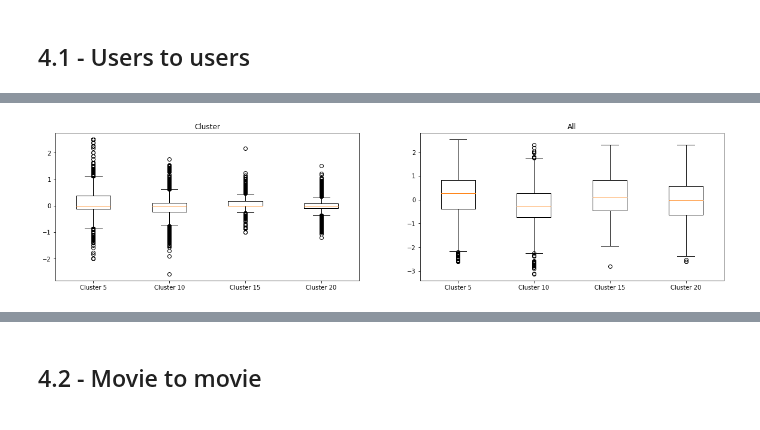
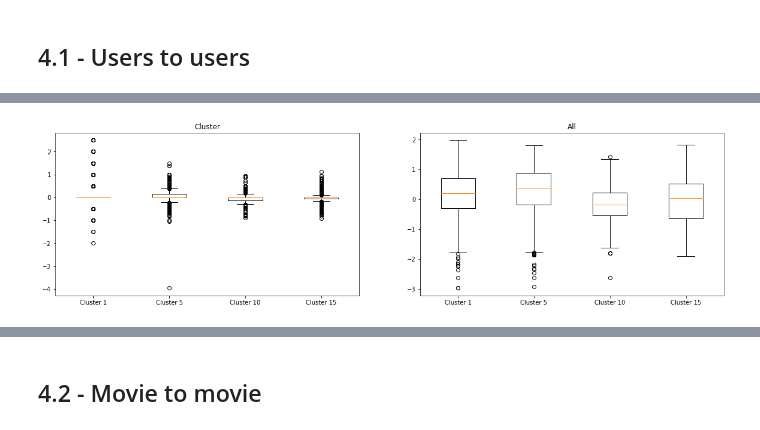
Before and after one commit to StundFR/ClusteringRecommendation, a Jupyter notebook: GroupLens/groupLens.ipynb, the cells around one changed output, grey strips where cells are left out. Cells and saved outputs as stored; diff of their text form; code cells hidden in the pictures.

Commit message:
Statistiques sur le Users x Users

```diff
--- a/GroupLens/groupLens.ipynb
+++ b/GroupLens/groupLens.ipynb
@@ -74,7 +84,7 @@ def guess_rate_cluster(user, title, N):
     rate = 0
     coeff = 0
 
-    for i in cos_users_df.index[:N]:
+    for i in cos_users_df.loc[user].sort_values(ascending=False).drop(user).index[:N]:
         r = user_title_df.loc[i, title]
         if not (pd.isnull(r)) and (i != user):
             c = cos_users_df.loc[i, user]
@@ -113,18 +115,21 @@ thresh.shape
+# %%
+cos_users_thresh = keep_efficiant_values(cos_users_df, 0.75)
+cluster = len(cos_users_thresh) - np.sum(cos_users_thresh.isna(), axis=0).sort_values()
 # %%
 #On compare les deux méthodes
 from time import time
 
 compare_time = {}
 
-for N in tqdm([5, 10, 15, 20]):
+for N in tqdm([1, 5, 10 , 15]):
     compare_time[f"Cluster {N}"] = {"Cluster" : {"Times" : [], "Rates" : []}, "All" : {"Times" : [], "Rates" : []}}
 
-    users = cos_users_df.index[:10]
+    keep_index = cluster[(cluster == N) | (cluster == N+1) | (cluster == N-1)].index[:20]
     titles = user_title_df.columns
     sup = []
     positif = []
 
-    for user in tqdm(users, leave=False):
+    for user in tqdm(keep_index, leave=False):
         for title in titles[:100]:
             start = time()
             cluster_rate = guess_rate_cluster(user, title, N)
@@ -177,11 +182,12 @@ plt.show()
 # %%
 compare = {}
 
-for N in [5, 10, 15, 20]:
+for N in tqdm([1, 5, 10 , 15]):
     compare[f"Cluster {N}"] = {"True" : [], "Cluster" : [], "All" : []}
 
-    for user in tqdm(cos_users_df.index[:10]):
-        all_rated_film = user_title_df.loc[user].dropna(axis=0)
+    keep_index = cluster[(cluster == N) | (cluster == N+1) | (cluster == N-1)].index[:20]
+    for user in tqdm(keep_index, leave=False):
+        all_rated_film = user_title_df.loc[user].dropna(axis=0)[:50]
         compare[f"Cluster {N}"]["True"] += all_rated_film.values.tolist()
 
         for movie in all_rated_film.index:
@@ -189,7 +195,7 @@ for N in [5, 10, 15, 20]:
             compare[f"Cluster {N}"]["All"].append(guess_rate_all(user, movie))
 
 compare_df = pd.DataFrame.from_dict(compare)
-compare_df.to_csv(f"{data_folder}compare_true_cluster_all.csv")
+#compare_df.to_csv(f"{data_folder}compare_true_cluster_all.csv")
 del(compare)
 
 
@@ -204,25 +210,26 @@ for col in compare_df.columns:
         delta["All"][col].append(compare_df[col]["True"][i]-compare_df[col]["All"][i])
 
 compare_delta_df = pd.DataFrame.from_dict(delta)
+del(delta)
 # %%
-plt.figure(figsize=(20,10))
+plt.figure(figsize=(20,5))
 
 k = 1
 for col in compare_delta_df.columns:
-    plt.subplot(2, 2, k)
+    plt.subplot(1, 2, k)
 
     plots = []
     labels = []
     for ind in compare_delta_df[col].index:
         plots.append(compare_delta_df[col][ind])
         labels.append(ind)
 
     plt.boxplot(plots, labels=labels)
     plt.title(col)
 
     k += 1
 
 plt.savefig("img/compare_true_cluster_all.jpg", dpi=200)
 plt.show()
 # %% [output]
-[figure, old version]
+[figure, new version]
```
Also changed, not shown: parts of 12 cells of this notebook.
